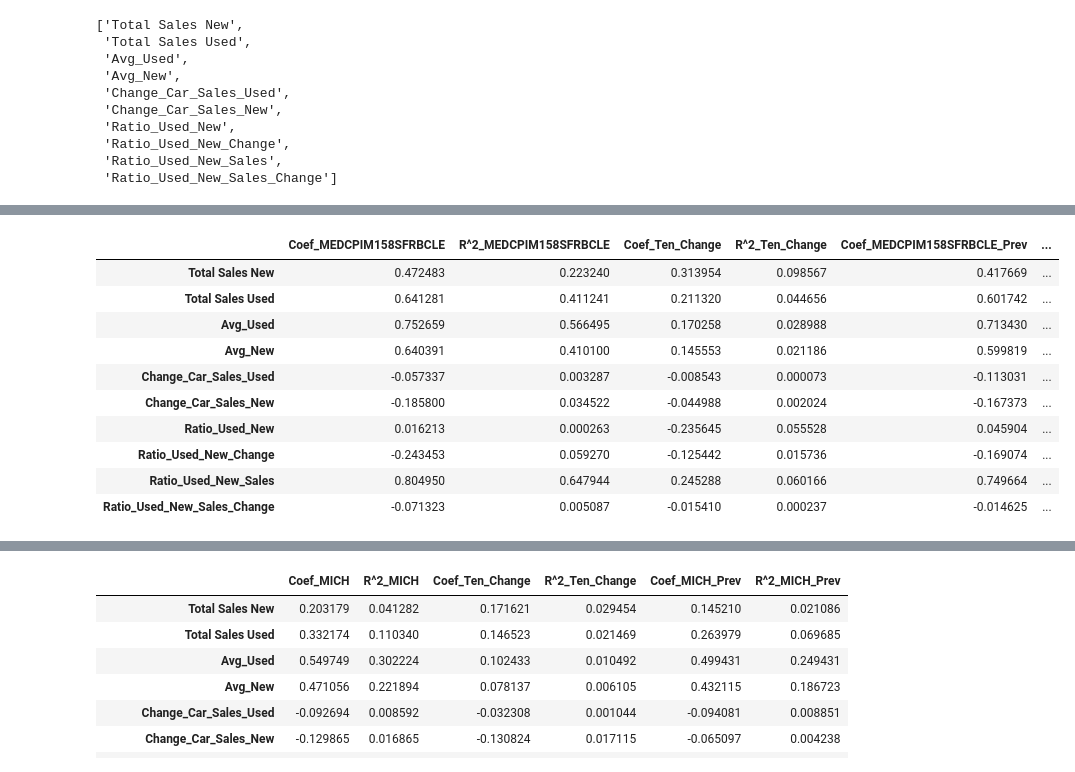
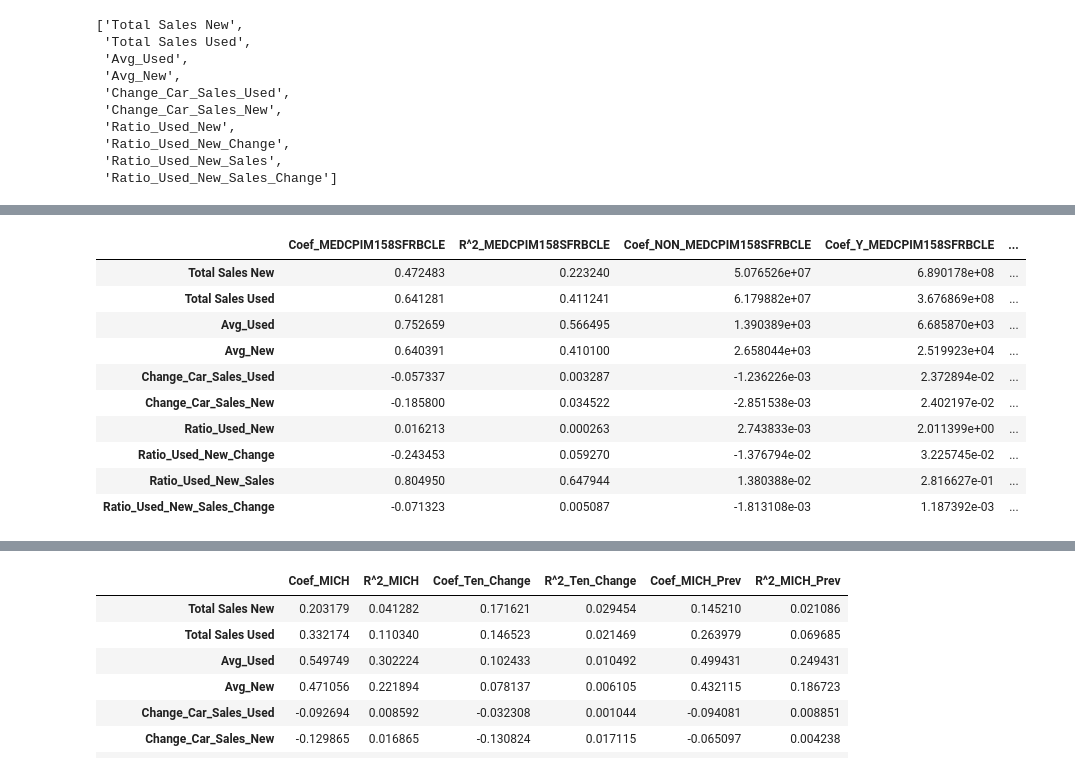
Before and after one commit to evanbruno617/Car_Sales, a Jupyter notebook: linear_regression.ipynb, the cells around one changed output, grey strips where cells are left out. Cells and saved outputs as stored; diff of their text form; code cells hidden in the pictures.

```diff
--- a/linear_regression.ipynb
+++ b/linear_regression.ipynb
@@ -163,7 +192,7 @@ pd.DataFrame.from_dict(results, orient='index')
 # %%
 # Sticky price CPI incorporate expectations about future inflation
 
-testing = ['CORESTICKM159SFRBATL', 'Ten_Change', 'CORESTICKM159SFRBATL_Prev']
+testing = ['CORESTICKM159SFRBATL','CORESTICKM159SFRBATL_Prev']
 
 results = {}
 
@@ -206,5 +235,19 @@ for test in testing:
 
         # displays coef and R^2
 
+        X = final_df[test].values.reshape(-1,1)
+
+        y = final_df[item]
+
+        model = LinearRegression()
+
+        model.fit(X, y)
+
+        y_pred = model.predict(X)
+
+        results[item][f'Coef_NON_{test}'] = model.coef_[0]
+
+        results[item][f'Coef_Y_{test}'] = model.intercept_
+
 pd.DataFrame.from_dict(results, orient='index')
 # %% [output]
@@ -222,7 +265,7 @@ pd.DataFrame.from_dict(results, orient='index')
 # %%
 # Median Consumer Price Index (CPI) is a measure of core inflation calculated the Federal Reserve Bank of Cleveland and the Ohio State University. Median CPI was created as a different way to get a 'Core CPI' measure, or a better measure of underlying inflation trends. To calculate the Median CPI, the Cleveland Fed analyzes the median price change of the goods and services published by the BLS. The median price change is the price change that's right in the middle of the long list of all of the price changes. This series excludes 49.5% of the CPI components with the highest and lowest one-month price changes from each tail of the price-change distribution resulting in a Median CPI Inflation Estimate.
 
-testing = ['MEDCPIM158SFRBCLE', 'Ten_Change', 'MEDCPIM158SFRBCLE_Prev']
+testing = ['MEDCPIM158SFRBCLE', 'MEDCPIM158SFRBCLE_Prev']
 
 results = {}
 
@@ -240,44 +283,58 @@ for test in testing:
     for row, i in sales.iterrows():
         date = f"{i['Year ']}-{i['Num_Month']}-01"
 
         dates.append(date)
 
     sales['DATE'] = dates
 
     ten_year = pd.read_csv('MEDCPIM158SFRBCLE.csv')
 
     final_df = pd.merge(ten_year, sales, on='DATE')
 
     for item in items:
 
         X = data_scaler.fit_transform(final_df[test].values.reshape(-1,1))
 
         y = data_scaler.fit_transform(final_df[item].values.reshape(-1,1))
 
         model = LinearRegression()
 
         model.fit(X, y)
 
         y_pred = model.predict(X)
 
         results[item][f'Coef_{test}'] = model.coef_[0][0]
         results[item][f'R^2_{test}'] = r2_score(y, y_pred)
 
         # displays coef and R^2
 
+        X = final_df[test].values.reshape(-1,1)
+
+        y = final_df[item]
+
+        model = LinearRegression()
+
+        model.fit(X, y)
+
+        y_pred = model.predict(X)
+
+        results[item][f'Coef_NON_{test}'] = model.coef_[0]
+
+        results[item][f'Coef_Y_{test}'] = model.intercept_
+
 pd.DataFrame.from_dict(results, orient='index')
 # %% [output]
-|  | Coef_MEDCPIM158SFRBCLE | R^2_MEDCPIM158SFRBCLE | Coef_Ten_Change | R^2_Ten_Change | Coef_MEDCPIM158SFRBCLE_Prev | ... |
-| Total Sales New | 0.472483 | 0.223240 | 0.313954 | 0.098567 | 0.417669 | ... |
-| Total Sales Used | 0.641281 | 0.411241 | 0.211320 | 0.044656 | 0.601742 | ... |
-| Avg_Used | 0.752659 | 0.566495 | 0.170258 | 0.028988 | 0.713430 | ... |
-| Avg_New | 0.640391 | 0.410100 | 0.145553 | 0.021186 | 0.599819 | ... |
-| Change_Car_Sales_Used | -0.057337 | 0.003287 | -0.008543 | 0.000073 | -0.113031 | ... |
-| Change_Car_Sales_New | -0.185800 | 0.034522 | -0.044988 | 0.002024 | -0.167373 | ... |
-| Ratio_Used_New | 0.016213 | 0.000263 | -0.235645 | 0.055528 | 0.045904 | ... |
-| Ratio_Used_New_Change | -0.243453 | 0.059270 | -0.125442 | 0.015736 | -0.169074 | ... |
-| Ratio_Used_New_Sales | 0.804950 | 0.647944 | 0.245288 | 0.060166 | 0.749664 | ... |
-| Ratio_Used_New_Sales_Change | -0.071323 | 0.005087 | -0.015410 | 0.000237 | -0.014625 | ... |
+|  | Coef_MEDCPIM158SFRBCLE | R^2_MEDCPIM158SFRBCLE | Coef_NON_MEDCPIM158SFRBCLE | Coef_Y_MEDCPIM158SFRBCLE | ... |
+| Total Sales New | 0.472483 | 0.223240 | 5.076526e+07 | 6.890178e+08 | ... |
+| Total Sales Used | 0.641281 | 0.411241 | 6.179882e+07 | 3.676869e+08 | ... |
+| Avg_Used | 0.752659 | 0.566495 | 1.390389e+03 | 6.685870e+03 | ... |
+| Avg_New | 0.640391 | 0.410100 | 2.658044e+03 | 2.519923e+04 | ... |
+| Change_Car_Sales_Used | -0.057337 | 0.003287 | -1.236226e-03 | 2.372894e-02 | ... |
+| Change_Car_Sales_New | -0.185800 | 0.034522 | -2.851538e-03 | 2.402197e-02 | ... |
+| Ratio_Used_New | 0.016213 | 0.000263 | 2.743833e-03 | 2.011399e+00 | ... |
+| Ratio_Used_New_Change | -0.243453 | 0.059270 | -1.376794e-02 | 3.225745e-02 | ... |
+| Ratio_Used_New_Sales | 0.804950 | 0.647944 | 1.380388e-02 | 2.816627e-01 | ... |
+| Ratio_Used_New_Sales_Change | -0.071323 | 0.005087 | -1.813108e-03 | 1.187392e-03 | ... |
 # %%
 # M2 comprises M1 plus (1) savings deposits (including money market deposit accounts); (2) small-denomination time deposits (time deposits in amounts of less than $100,000), less IRA and Keogh balances at other depository corporations; and (3) balances in retail money market mutual funds, less IRA and Keogh balances at money market mutual funds. Seasonally adjusted M2 is constructed by summing savings deposits, small-denomination time deposits, and retail money funds, each seasonally adjusted separately, and adding this result to seasonally adjusted M1.
 
```
Also changed, not shown: parts of 9 cells of this notebook, 25 other files.
